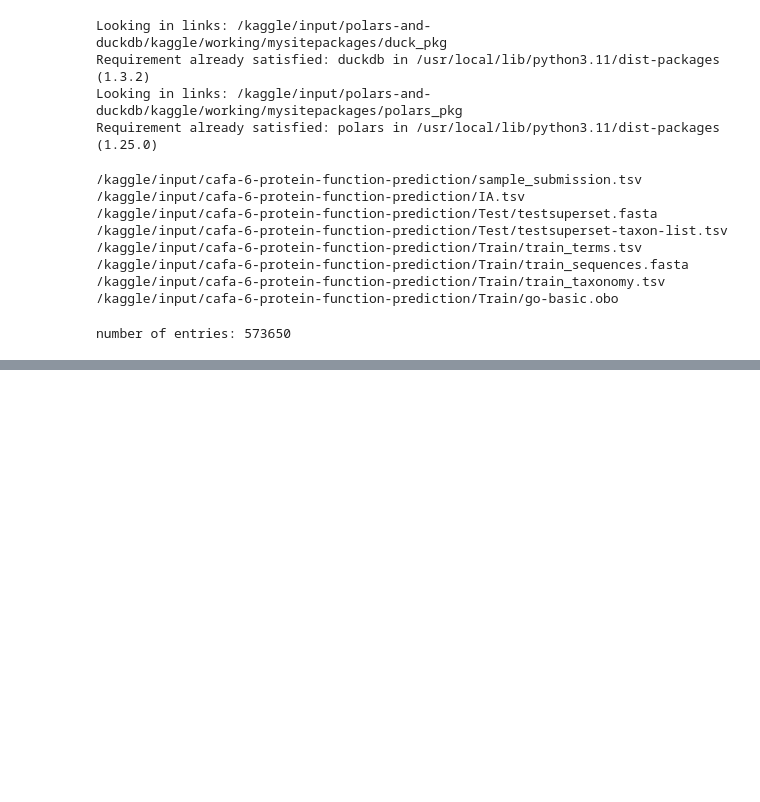
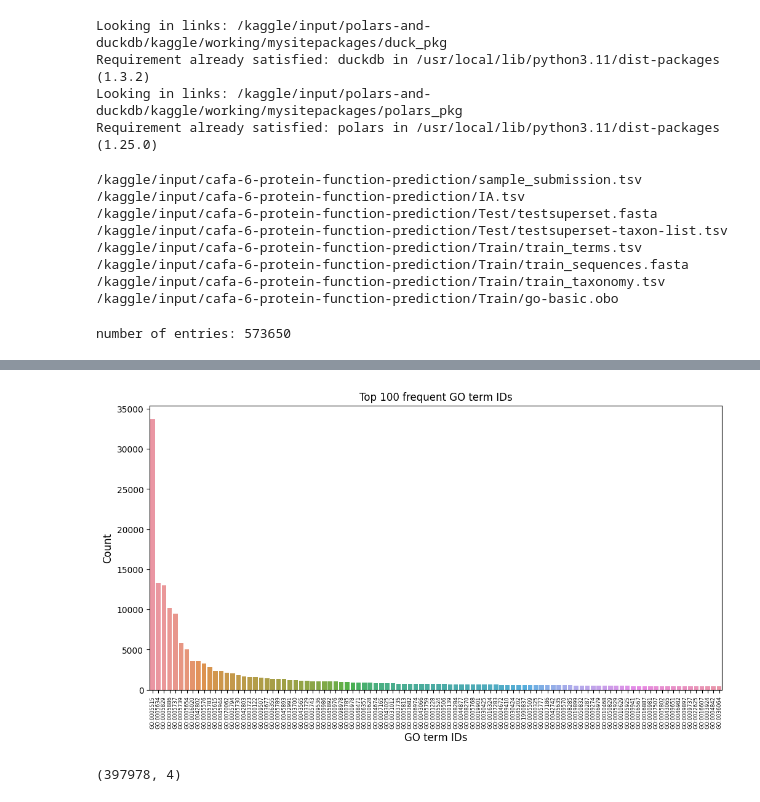
Before and after one commit to sumaniitm/cafa-6-protein-function-prediction-kaggle, a Jupyter notebook: cafa-suman-initial-exploration.ipynb, the cells around one changed output, grey strips where cells are left out. Saved outputs shown, nothing was run; the diff lists cells and outputs as text; code cells hidden in the pictures; blank space fills up the shorter version.

```diff
--- a/cafa-suman-initial-exploration.ipynb
+++ b/cafa-suman-initial-exploration.ipynb
@@ -62,0 +104,28 @@ emb_df.to_parquet('protein_embeddings.parquet')
+# %%
+# Select first 1500 values for plotting
+plot_df = dd.sql("select term, count(1) as freq from train_terms_w_embeds group by term order by count(1) desc limit 100").pl()
+plot_df_pandas = plot_df.to_pandas()
+
+figure, axis = plt.subplots(1, 1, figsize=(12, 6))
+
+bp = sns.barplot(ax=axis, x=plot_df_pandas.term, y=plot_df_pandas.freq)
+bp.set_xticklabels(bp.get_xticklabels(), rotation=90, size = 6)
+axis.set_title('Top 100 frequent GO term IDs')
+bp.set_xlabel("GO term IDs", fontsize = 12)
+bp.set_ylabel("Count", fontsize = 12)
+plt.show()
+# %% [output]
+[figure, added]
+# %%
+num_of_labels = 3000
+
+query = "select term, count(1) as freq from train_terms_w_embeds group by term order by count(1) desc limit {0}".format(num_of_labels)
+
+filtered_labels = dd.sql(query).pl()
+labels_list = filtered_labels['term'].to_list()
+
+# Take value counts in descending order and fetch first 3000 `GO term ID` as labels
+train_labels = train_terms_w_embeds.filter(pl.col("term").is_in(labels_list))
+train_labels.shape
+# %% [output]
+(397978, 4)
```
Also changed, not shown: parts of 23 cells of this notebook.
